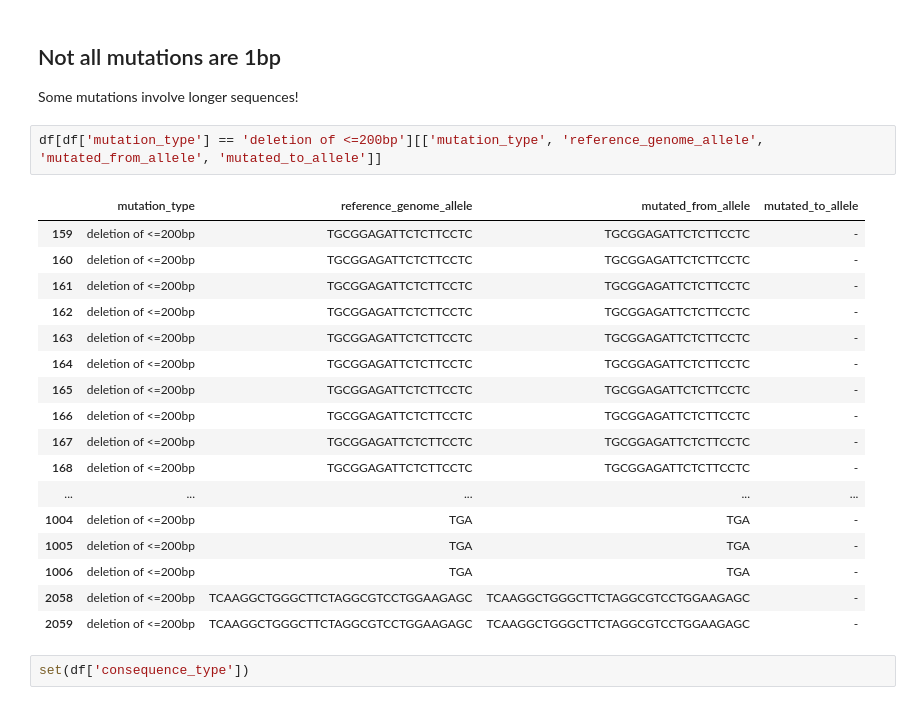
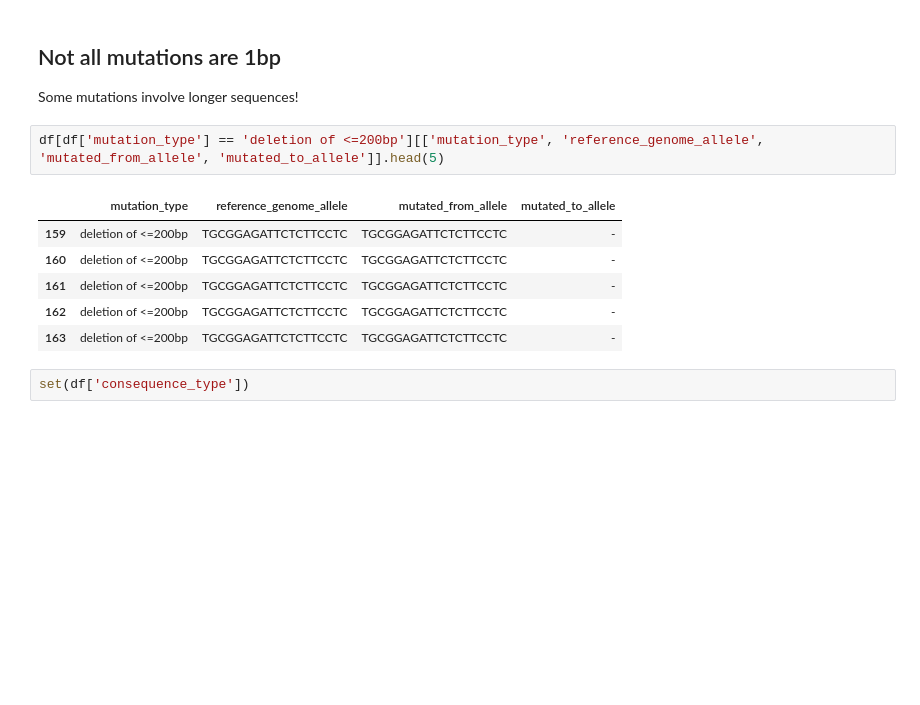
Before and after one commit to nimuh/cancer-dl, a Jupyter notebook: EDA.ipynb, the cells around one changed output. Saved outputs shown, nothing was run; the diff lists cells and outputs as text; blank space fills up the shorter version.

```diff
--- a/EDA.ipynb
+++ b/EDA.ipynb
@@ -122,25 +152,14 @@ data.head()
 ## Not all mutations are 1bp
 Some mutations involve longer sequences!
 # %%
-df[df['mutation_type'] == 'deletion of <=200bp'][['mutation_type', 'reference_genome_allele', 'mutated_from_allele', 'mutated_to_allele']]
+df[df['mutation_type'] == 'deletion of <=200bp'][['mutation_type', 'reference_genome_allele', 'mutated_from_allele', 'mutated_to_allele']].head(5)
 # %% [output]
 |  | mutation_type | reference_genome_allele | mutated_from_allele | mutated_to_allele |
 | 159 | deletion of <=200bp | TGCGGAGATTCTCTTCCTC | TGCGGAGATTCTCTTCCTC | - |
 | 160 | deletion of <=200bp | TGCGGAGATTCTCTTCCTC | TGCGGAGATTCTCTTCCTC | - |
 | 161 | deletion of <=200bp | TGCGGAGATTCTCTTCCTC | TGCGGAGATTCTCTTCCTC | - |
 | 162 | deletion of <=200bp | TGCGGAGATTCTCTTCCTC | TGCGGAGATTCTCTTCCTC | - |
 | 163 | deletion of <=200bp | TGCGGAGATTCTCTTCCTC | TGCGGAGATTCTCTTCCTC | - |
-| 164 | deletion of <=200bp | TGCGGAGATTCTCTTCCTC | TGCGGAGATTCTCTTCCTC | - |
-| 165 | deletion of <=200bp | TGCGGAGATTCTCTTCCTC | TGCGGAGATTCTCTTCCTC | - |
-| 166 | deletion of <=200bp | TGCGGAGATTCTCTTCCTC | TGCGGAGATTCTCTTCCTC | - |
-| 167 | deletion of <=200bp | TGCGGAGATTCTCTTCCTC | TGCGGAGATTCTCTTCCTC | - |
-| 168 | deletion of <=200bp | TGCGGAGATTCTCTTCCTC | TGCGGAGATTCTCTTCCTC | - |
-| ... | ... | ... | ... | ... |
-| 1004 | deletion of <=200bp | TGA | TGA | - |
-| 1005 | deletion of <=200bp | TGA | TGA | - |
-| 1006 | deletion of <=200bp | TGA | TGA | - |
-| 2058 | deletion of <=200bp | TCAAGGCTGGGCTTCTAGGCGTCCTGGAAGAGC | TCAAGGCTGGGCTTCTAGGCGTCCTGGAAGAGC | - |
-| 2059 | deletion of <=200bp | TCAAGGCTGGGCTTCTAGGCGTCCTGGAAGAGC | TCAAGGCTGGGCTTCTAGGCGTCCTGGAAGAGC | - |
 # %%
 set(df['consequence_type'])
 # %% [output]
```
Also changed, not shown: parts of 8 cells of this notebook.
